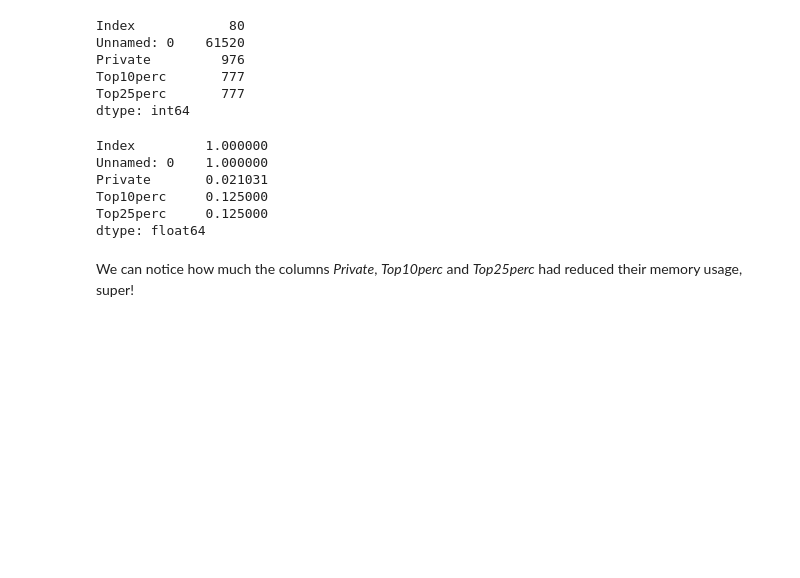
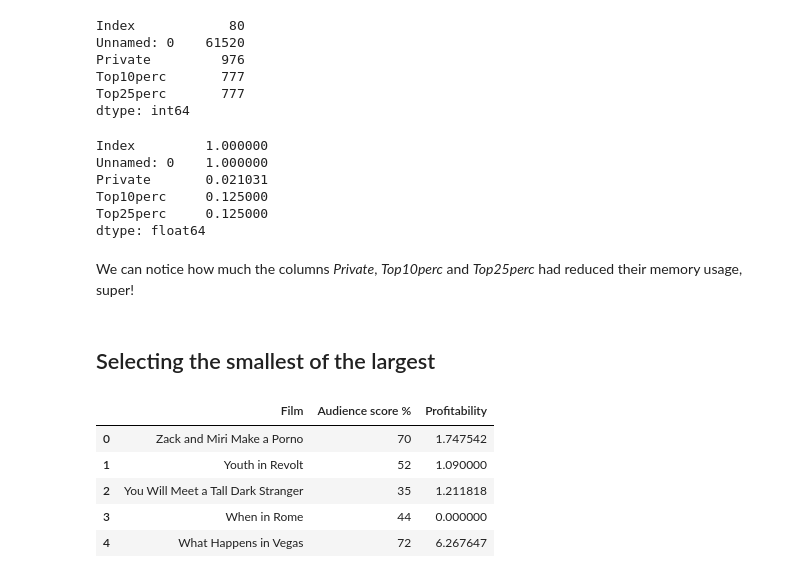
Before and after one commit to pptr3/analysis-data-exploration, a Jupyter notebook: section3/beginning_eda.ipynb, the cells around one changed output. Saved outputs shown, nothing was run; the diff lists cells and outputs as text; code cells hidden in the pictures; blank space fills up the shorter version.

```diff
--- a/section3/beginning_eda.ipynb
+++ b/section3/beginning_eda.ipynb
@@ -226,3 +226,16 @@ Top25perc     0.125000
 dtype: float64
 # %% [markdown]
 We can notice how much the columns *Private*, *Top10perc* and *Top25perc* had reduced their memory usage, super!
+# %% [markdown]
+## Selecting the smallest of the largest
+# %%
+movie = pd.read_csv('../section1/data/movies.csv')
+movie2 = movie[['Film', 'Audience score %', 'Profitability']]
+movie2.head()
+# %% [output]
+|  | Film | Audience score % | Profitability |
+| 0 | Zack and Miri Make a Porno | 70 | 1.747542 |
+| 1 | Youth in Revolt | 52 | 1.090000 |
+| 2 | You Will Meet a Tall Dark Stranger | 35 | 1.211818 |
+| 3 | When in Rome | 44 | 0.000000 |
+| 4 | What Happens in Vegas | 72 | 6.267647 |
```
Also changed, not shown: parts of 13 cells of this notebook.
